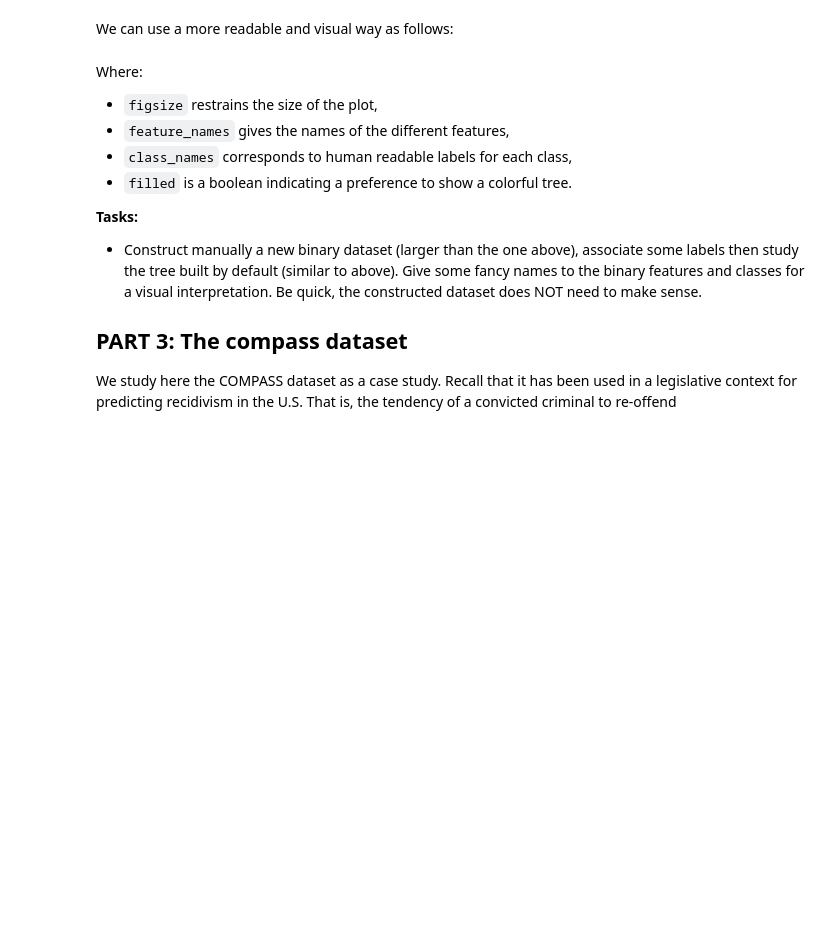
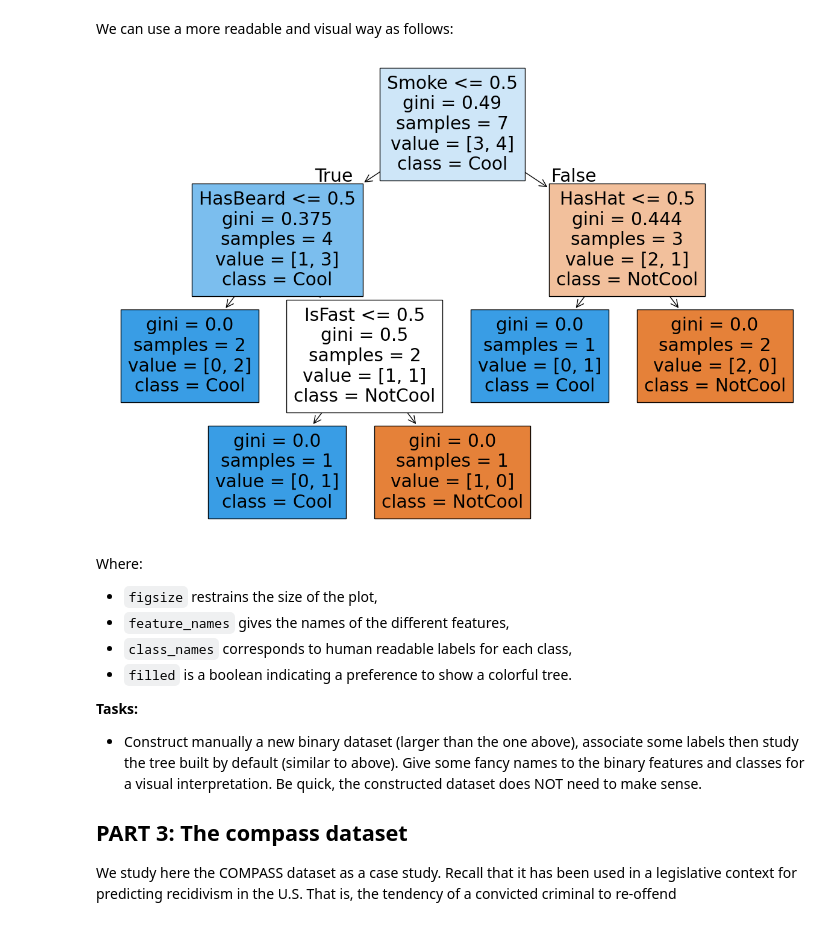
Before and after one commit to AbdessalamAithaqi/SupervisedMachineLearning, a Jupyter notebook: Lab3/Sujet_DT.ipynb, the cells around one changed output. Cells and saved outputs as stored; diff of their text form; code cells hidden in the pictures; blank space fills up the shorter version.

```diff
--- a/Lab3/Sujet_DT.ipynb
+++ b/Lab3/Sujet_DT.ipynb
@@ -77,6 +76,36 @@ _ = tree.plot_tree(clf,
         feature_names= ("f1","f2" , "f3", "f4"),
         class_names= ("false (0)", "true (1)" ),
         filled=True)
+# %%
+#Construction du nouveau dataset (question d'avant)
+
+X2 = [
+    [0, 0, 1, 0, 0, 0, 1, 1],
+    [0, 1, 0, 1, 0, 1, 0, 0],
+    [1, 1, 0, 0, 0, 1, 1, 0],
+    [1, 0, 1, 1, 1, 1, 0, 1],
+    [0, 0, 0, 1, 0, 0, 1, 0],
+    [1, 1, 1, 0, 1, 0, 0, 1],
+    [0, 1, 1, 1, 1, 0, 1, 1]
+]
+Y2 = [1, 1, 0, 0, 1, 1, 0]
+
+feature_names = (
+    "HasHat", "IsSmiling", "WearingSunGlasses", "IsTall",
+    "HasBeard", "Smoke", "IsFast", "LikesBeer"
+)
+class_names = ("NotCool", "Cool")
+
+clf2 = tree.DecisionTreeClassifier()
+clf2 = clf2.fit(X2, Y2)
+
+fig = plt.figure(figsize=(15, 10))
+_ = tree.plot_tree(clf2,
+        feature_names=feature_names,
+        class_names=class_names,
+        filled=True)
+# %% [output]
+[figure, added]
 # %% [markdown]
 Where:
 - `figsize` restrains the size of the plot,
```
Also changed, not shown: parts of 1 cell of this notebook.
